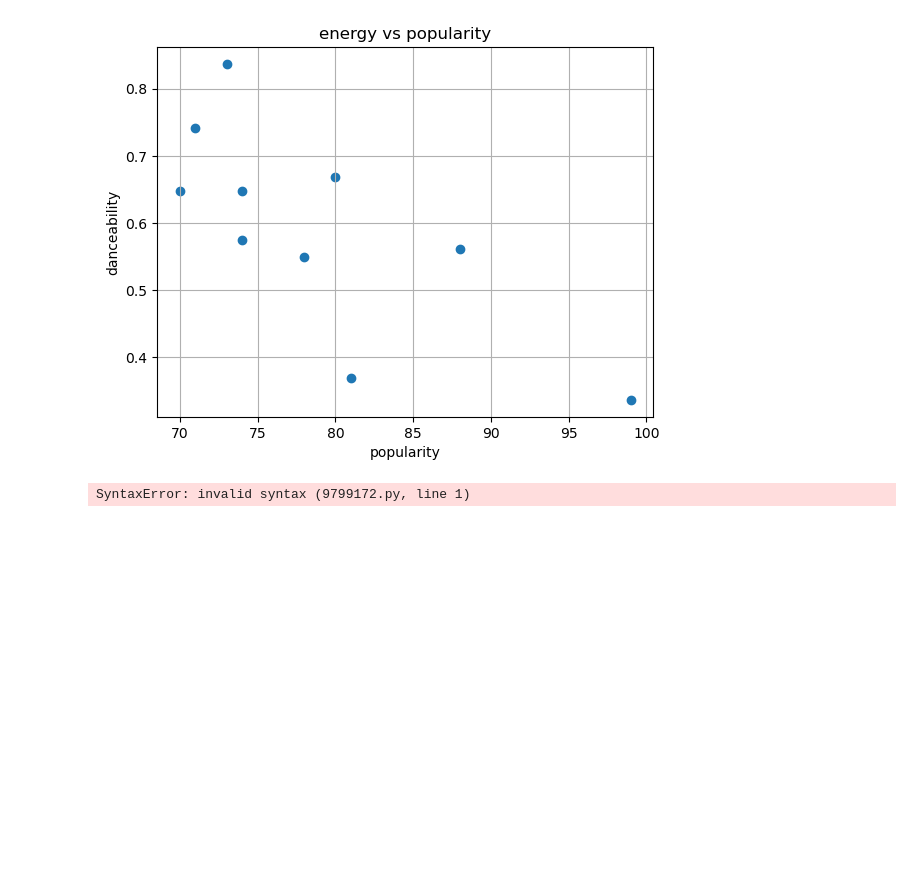
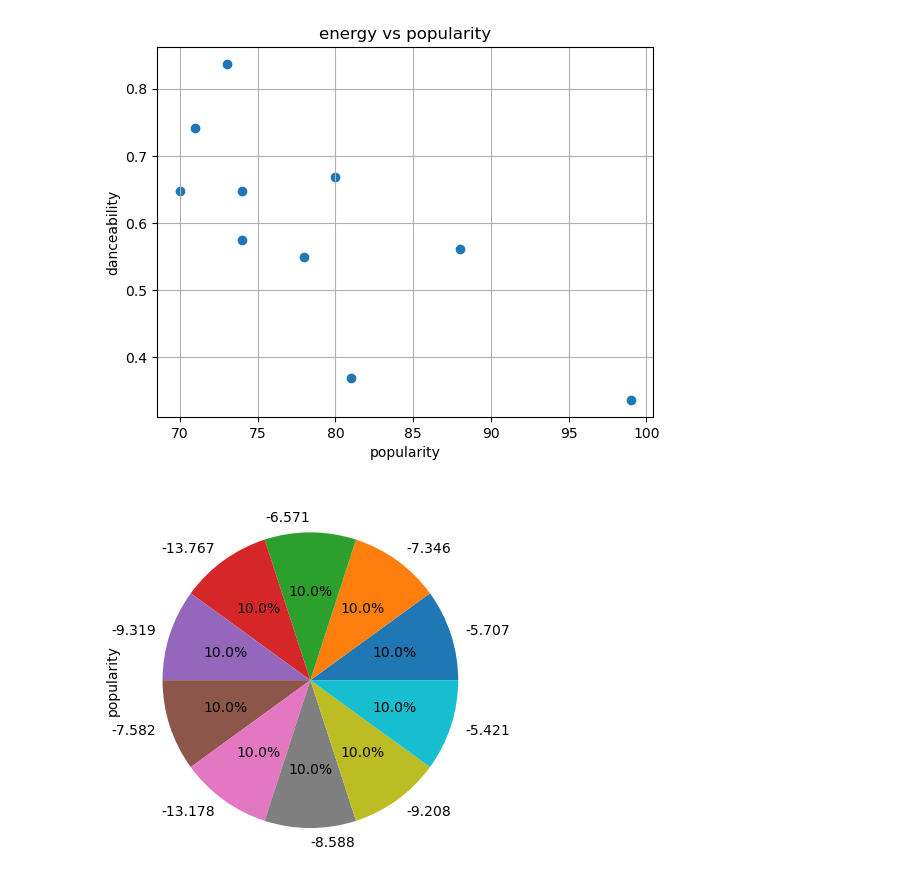
Before and after one commit to Kourtneet/Project_1, a Jupyter notebook: Chart of the Music Artist.ipynb, the cells around one changed output. Cells and saved outputs as stored; diff of their text form; code cells hidden in the pictures; blank space fills up the shorter version.

Commit message:
chart of music

```diff
--- a/Chart of the Music Artist.ipynb
+++ b/Chart of the Music Artist.ipynb
@@ -477,6 +477,15 @@ plt.show()
 # %% [output]
 [figure]
 # %%
-Make a pIe Chart
+#Make a pIe Chart
+import pandas as pd
+import matplotlib.pyplot as plt
+#from pandas.tools.plotting import table
+
+# sample data
+Artists = Taydata_df["loudness"].value_counts()
+Artists.plot(kind = "pie", autopct="%1.1f%%")
+plt.ylabel("popularity")
+plt.show()
 # %% [output]
-SyntaxError: invalid syntax (9799172.py, line 1)
+[figure, added]
```
Also changed, not shown: parts of 1 cell of this notebook.
